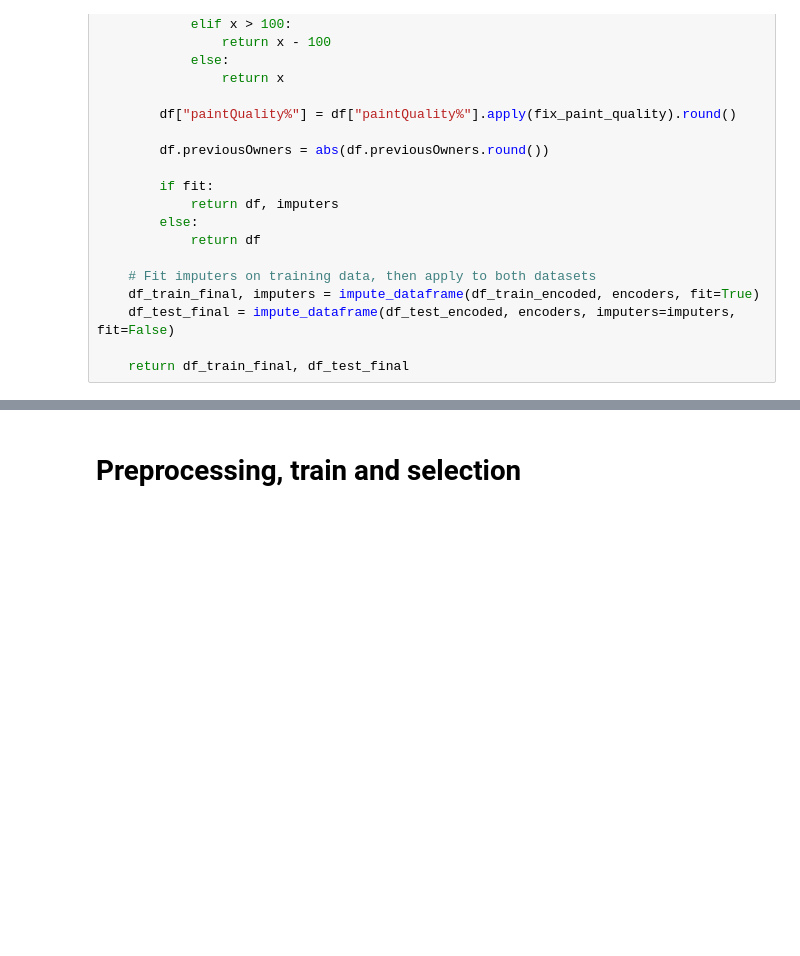
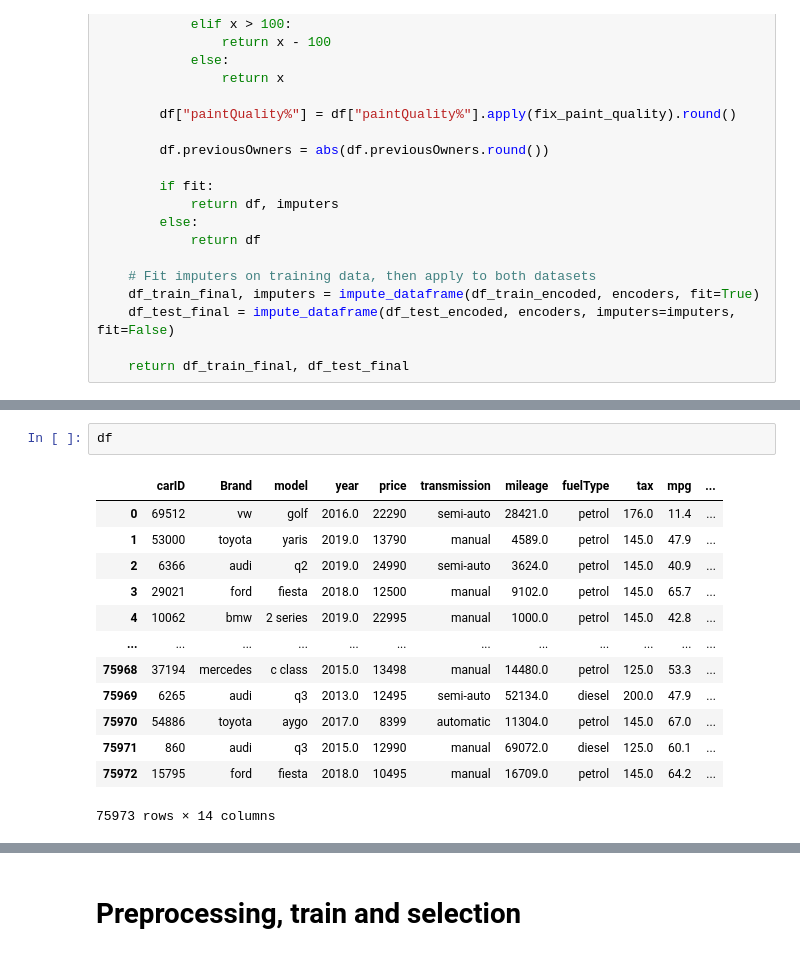
Before and after one commit to LiberoBiagi/ML_Nova_IMS_25-26, a Jupyter notebook: code.ipynb, the cells around one changed output, grey strips where cells are left out. Drawn from its saved outputs; the diff is of its cells as text; blank space fills up the shorter version.

```diff
--- a/code.ipynb
+++ b/code.ipynb
@@ -628,0 +656,16 @@ def clean_car_data(df_train, df_test, fast=True):
+# %%
+df
+# %% [output]
+|  | carID | Brand | model | year | price | transmission | mileage | fuelType | tax | mpg | ... |
+| 0 | 69512 | vw | golf | 2016.0 | 22290 | semi-auto | 28421.0 | petrol | 176.0 | 11.4 | ... |
+| 1 | 53000 | toyota | yaris | 2019.0 | 13790 | manual | 4589.0 | petrol | 145.0 | 47.9 | ... |
+| 2 | 6366 | audi | q2 | 2019.0 | 24990 | semi-auto | 3624.0 | petrol | 145.0 | 40.9 | ... |
+| 3 | 29021 | ford | fiesta | 2018.0 | 12500 | manual | 9102.0 | petrol | 145.0 | 65.7 | ... |
+| 4 | 10062 | bmw | 2 series | 2019.0 | 22995 | manual | 1000.0 | petrol | 145.0 | 42.8 | ... |
+| ... | ... | ... | ... | ... | ... | ... | ... | ... | ... | ... | ... |
+| 75968 | 37194 | mercedes | c class | 2015.0 | 13498 | manual | 14480.0 | petrol | 125.0 | 53.3 | ... |
+| 75969 | 6265 | audi | q3 | 2013.0 | 12495 | semi-auto | 52134.0 | diesel | 200.0 | 47.9 | ... |
+| 75970 | 54886 | toyota | aygo | 2017.0 | 8399 | automatic | 11304.0 | petrol | 145.0 | 67.0 | ... |
+| 75971 | 860 | audi | q3 | 2015.0 | 12990 | manual | 69072.0 | diesel | 125.0 | 60.1 | ... |
+| 75972 | 15795 | ford | fiesta | 2018.0 | 10495 | manual | 16709.0 | petrol | 145.0 | 64.2 | ... |
+75973 rows × 14 columns
```
Also changed, not shown: parts of 49 cells of this notebook.
